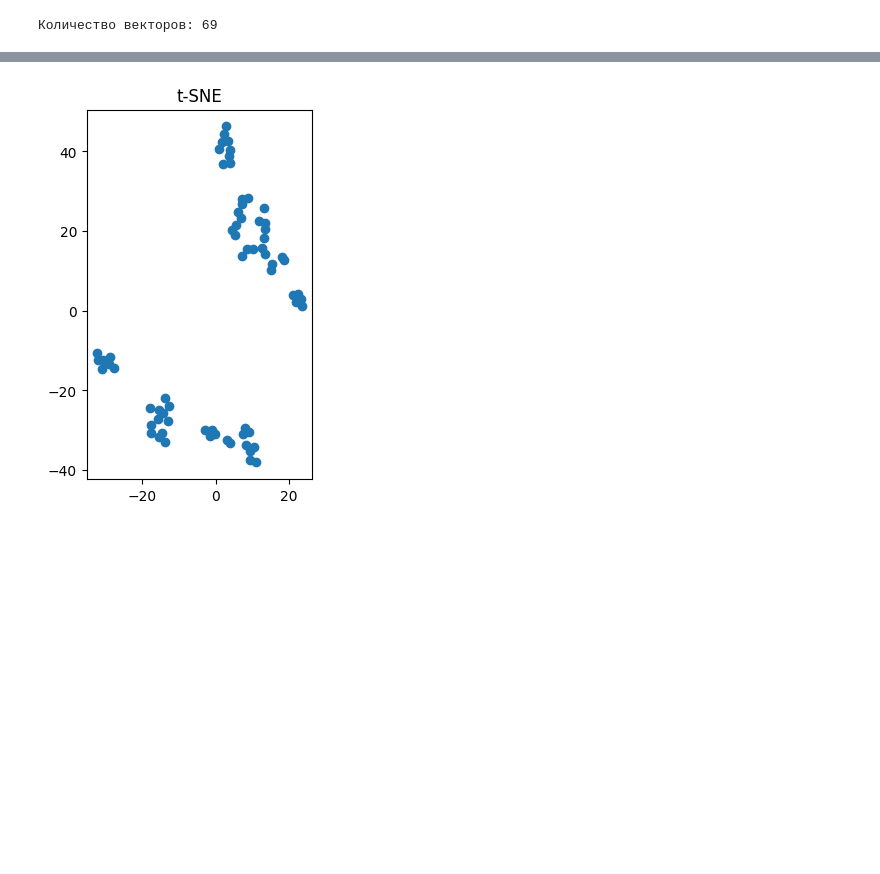
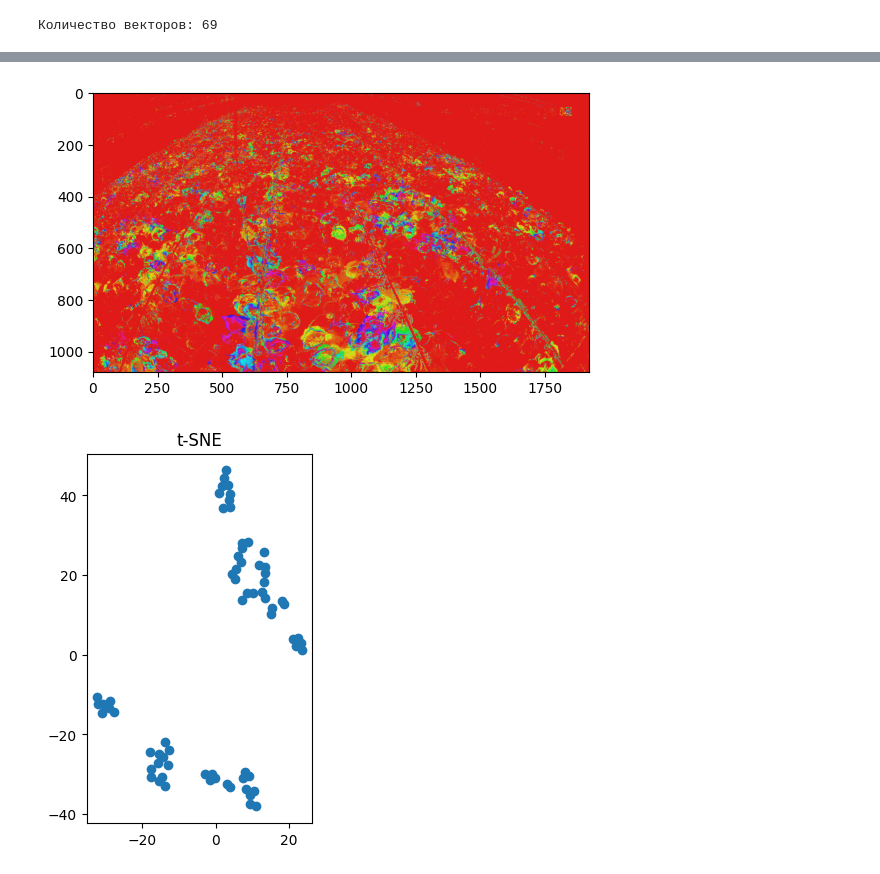
Before and after one commit to Syrenny/chicken_entropy, a Jupyter notebook: test.ipynb, the cells around one changed output, grey strips where cells are left out. Cells and saved outputs as stored; diff of their text form; code cells hidden in the pictures; blank space fills up the shorter version.

```diff
--- a/test.ipynb
+++ b/test.ipynb
@@ -324,3 +334,9 @@ Text(0.5, 1.0, 'PCA')
+# %%
+# "Правая кучка"
+plt.imshow(cv2.cvtColor(frames[47], cv2.COLOR_BGR2RGB))
+plt.show()
+# %% [output]
+[figure, added]
 # %%
 # t-SNE для снижения размерности до 2 с установкой perplexity
 tsne = TSNE(n_components=2, perplexity=5)
```
Also changed, not shown: parts of 11 cells of this notebook.
